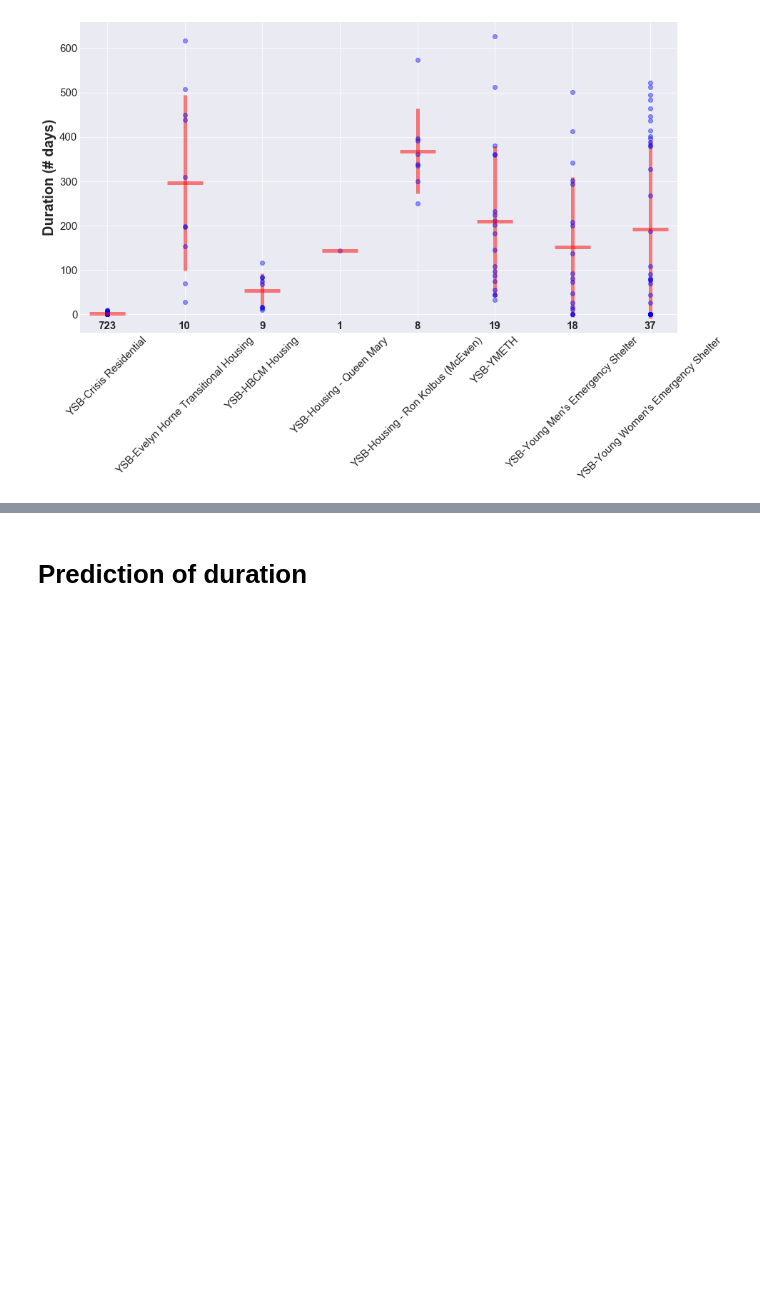
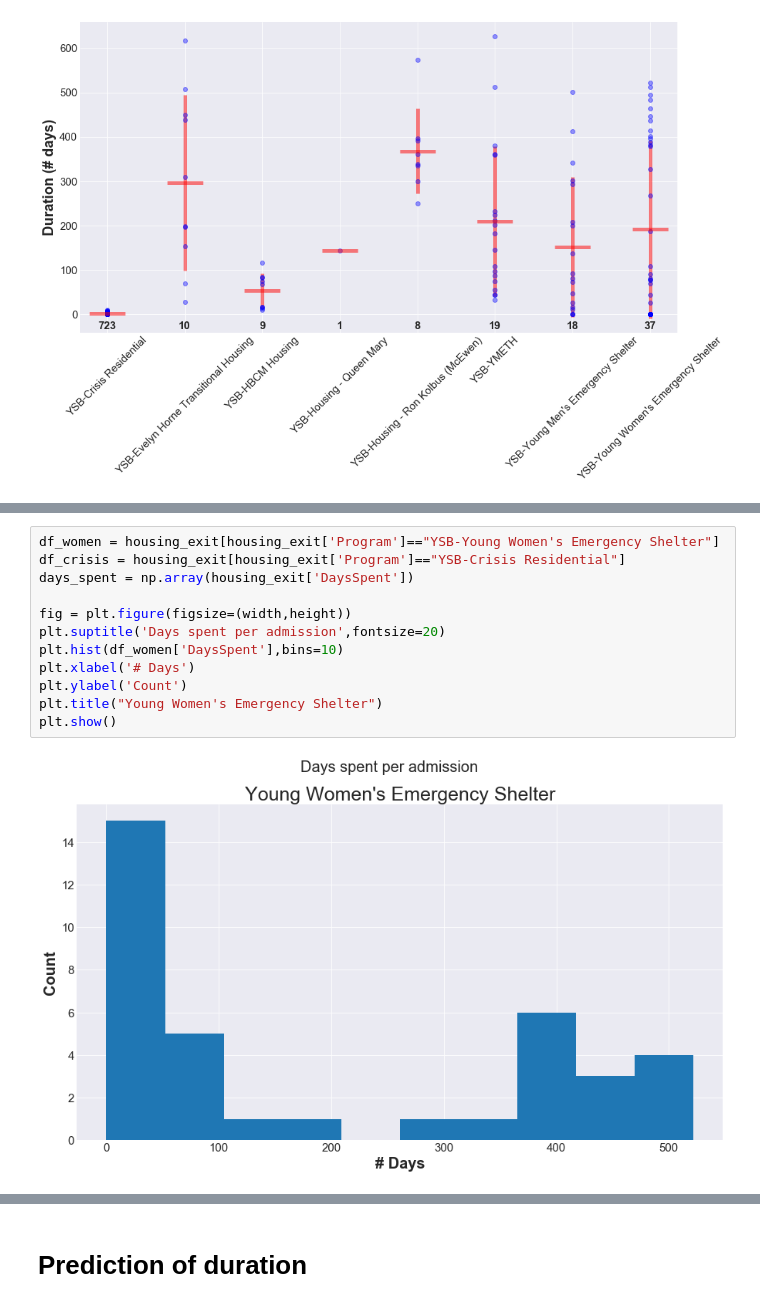
Before and after one commit to lamvin/D4G, a Jupyter notebook: Housing_analysis.ipynb, the cells around one changed output, grey strips where cells are left out. Saved outputs shown, nothing was run; the diff lists cells and outputs as text; blank space fills up the shorter version.

```diff
--- a/Housing_analysis.ipynb
+++ b/Housing_analysis.ipynb
@@ -194 +230,15 @@ plt.show()
+# %%
+df_women = housing_exit[housing_exit['Program']=="YSB-Young Women's Emergency Shelter"]
+df_crisis = housing_exit[housing_exit['Program']=="YSB-Crisis Residential"]
+days_spent = np.array(housing_exit['DaysSpent'])
+
+fig = plt.figure(figsize=(width,height))
+plt.suptitle('Days spent per admission',fontsize=20)
+plt.hist(df_women['DaysSpent'],bins=10)
+plt.xlabel('# Days')
+plt.ylabel('Count')
+plt.title("Young Women's Emergency Shelter")
+plt.show()
+# %% [output]
+[figure, added]
 # %% [markdown]
```
Also changed, not shown: parts of 9 cells of this notebook.
